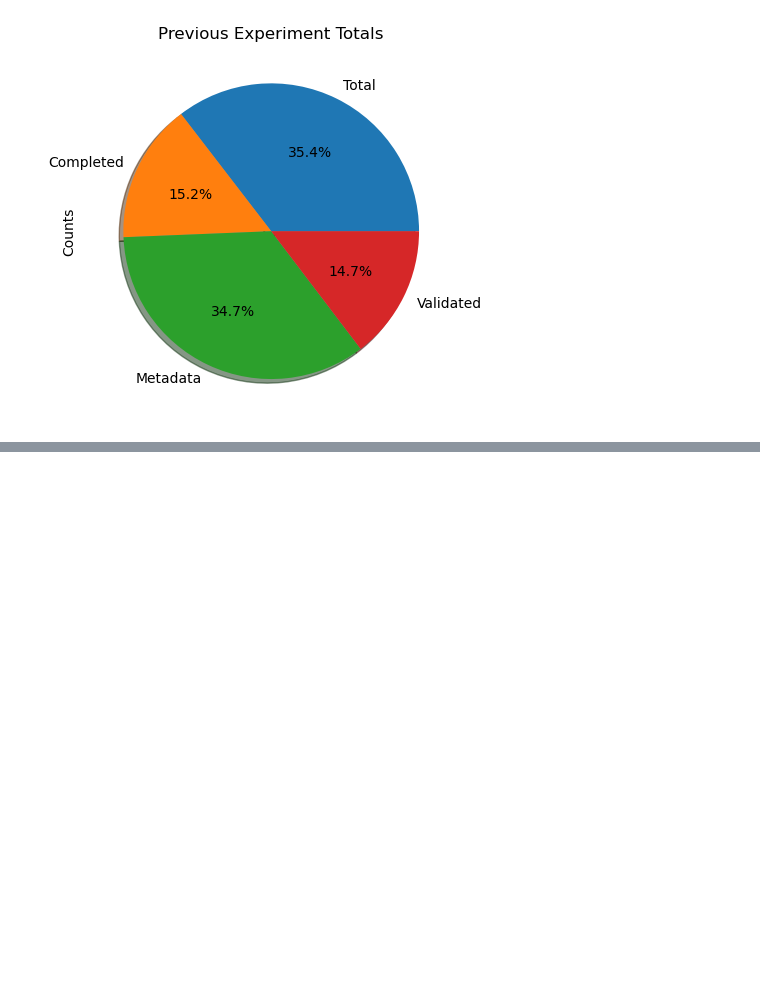
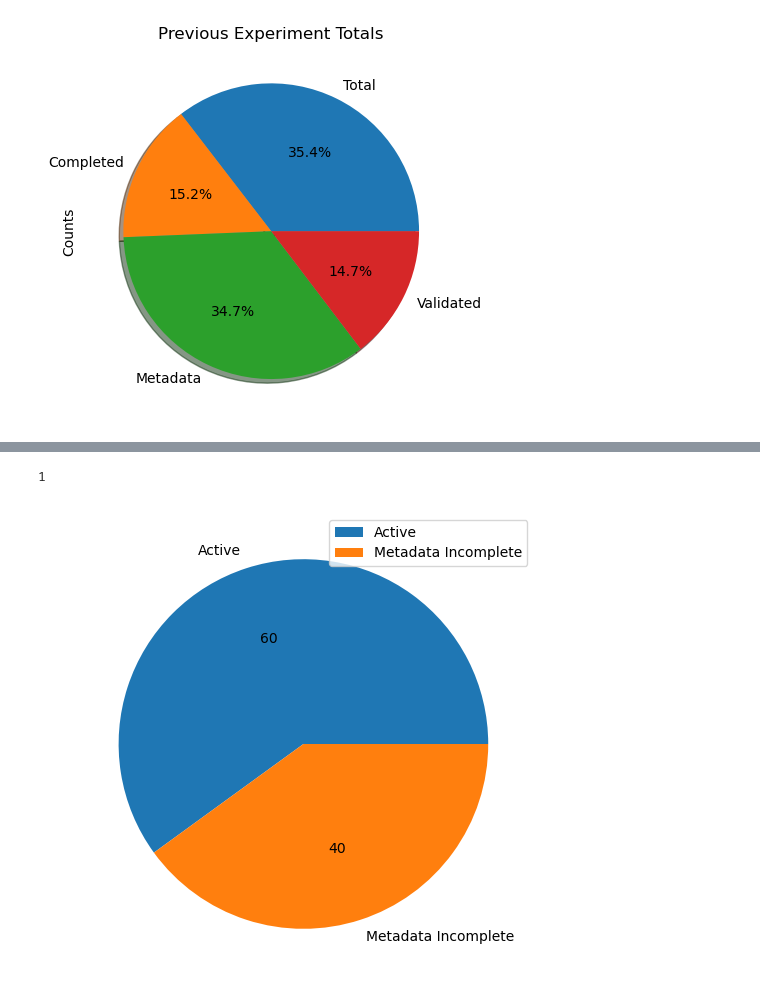
Before and after one commit to annafuller665/database-report, a Jupyter notebook: plotting_data_jupyter.ipynb, the cells around one changed output, grey strips where cells are left out. Saved outputs shown, nothing was run; the diff lists cells and outputs as text; code cells hidden in the pictures; blank space fills up the shorter version.

```diff
--- a/plotting_data_jupyter.ipynb
+++ b/plotting_data_jupyter.ipynb
@@ -121,0 +163,48 @@ plt.show()
+# %%
+# experiment_table pie charts
+meta = 0
+not_meta = 0
+active = 0
+not_active = 0
+for val in experiment_table["metadata_complete"]:
+    meta += val
+for val in experiment_table["active_exp"]:
+    active += val
+not_meta = len(experiment_table) - meta
+not_active = len(experiment_table) - active
+active_not_meta = pd.DataFrame([active, not_meta], index=["Active", "Metadata Incomplete"], columns=[" "])
+active_not_meta.plot(kind='pie', autopct='%d', subplots=True, figsize=(6,6))
+
+inactive_meta = pd.DataFrame([not_active, meta], index=["Inactive", "Metadata Complete"], columns=[" "])
+active_meta = pd.DataFrame([active, meta], index=["Active", "Metadata Complete"], columns=[" "]) # Needs to be fixed
+active_inactive = pd.DataFrame([active, not_active], index=["Active", "Inactive"], columns=[" "])
+flag_ct = 0
+for val in experiment_table["flag_for_del"]:
+    flag_ct += val
+not_flag_del = len(experiment_table) - flag_ct
+flagged = pd.DataFrame([flag_ct, not_flag_del], index=["Flagged", "Not Flagged"], columns=[" "])
+# Moving all plots to pdf
+with PdfPages('multipage_pdf.pdf') as pdf:
+
+    active_not_meta.plot(kind='pie', autopct='%d', subplots=True, figsize=(8,8))
+    pdf.savefig()
+    plt.close()
+
+    inactive_meta.plot(kind='pie', autopct='%d', subplots=True, figsize=(8,8))
+    pdf.savefig()
+    plt.close()
+
+    active_meta.plot(kind='pie', autopct='%d', subplots=True, figsize=(8,8))
+    pdf.savefig()
+    plt.close()
+
+    active_inactive.plot(kind='pie', autopct='%d', subplots=True, figsize=(8,8))
+    pdf.savefig()
+    plt.close()
+
+    flagged.plot(kind='pie', autopct='%d', subplots=True, figsize=(8,8))
+    pdf.savefig()
+    plt.close()
+# %% [output]
+1
+[figure, added]
```
Also changed, not shown: parts of 4 cells of this notebook.
